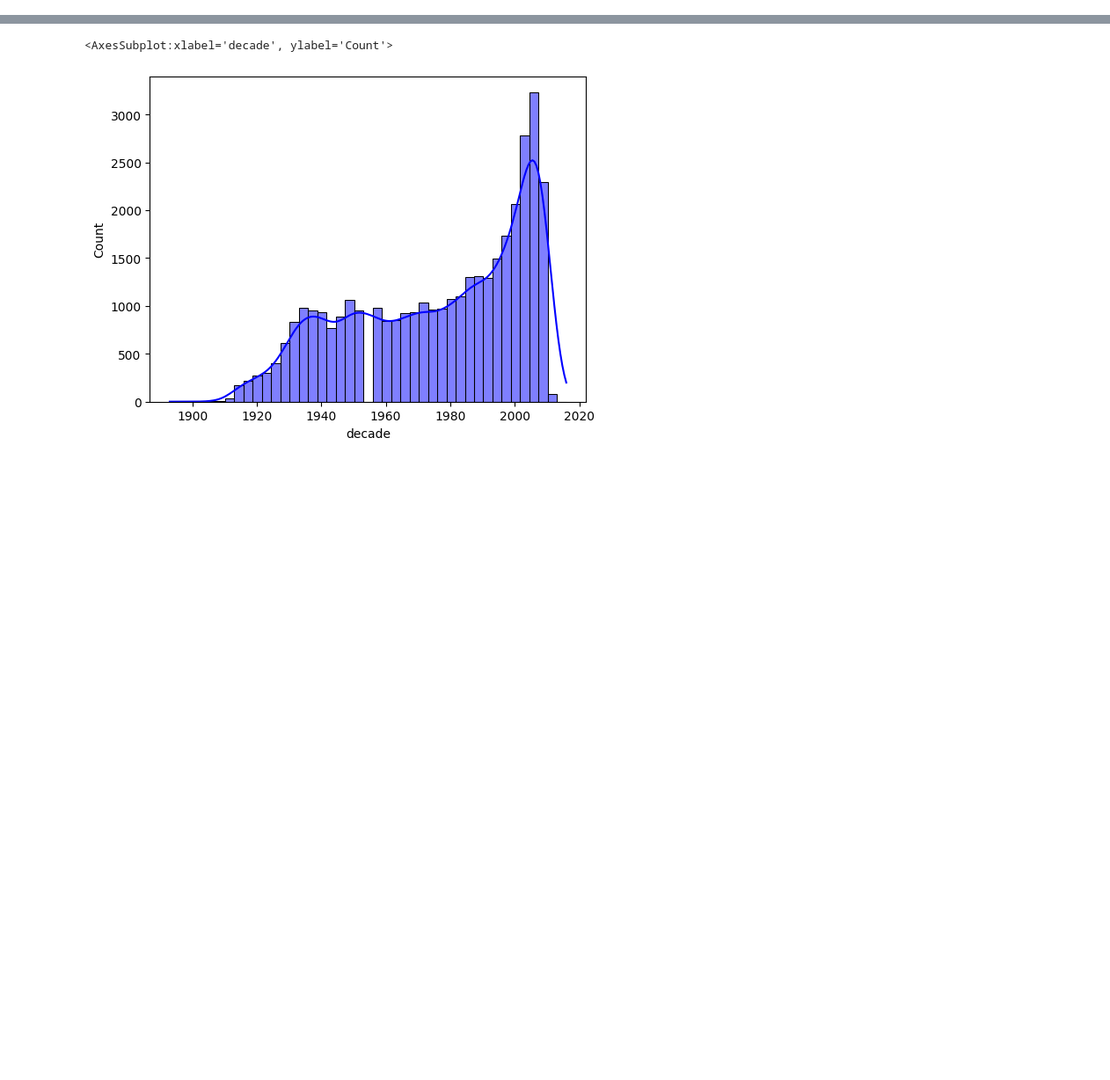
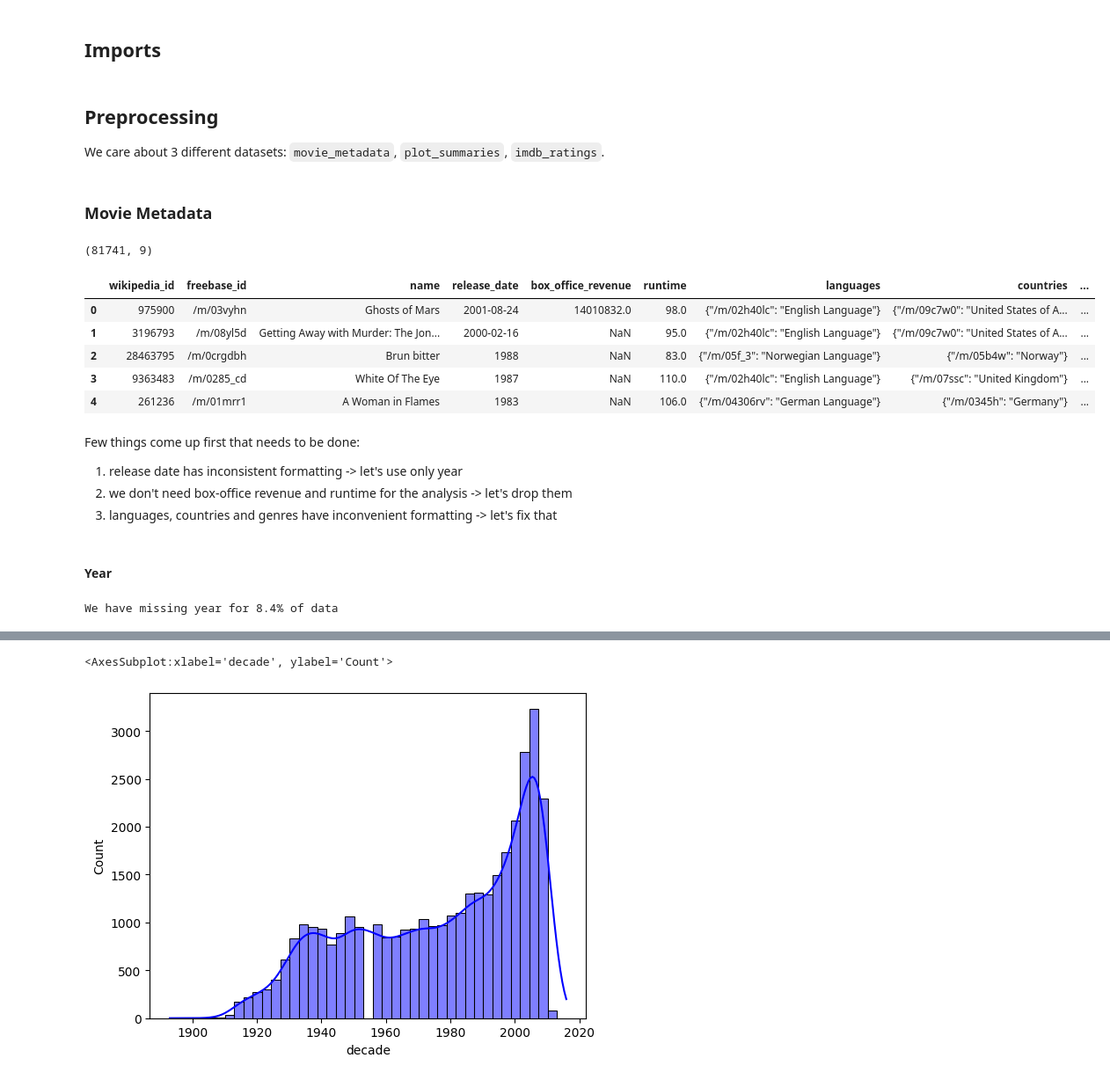
Before and after one commit to epfl-ada/ada-2023-project-adaroundtheworld2023, a Jupyter notebook: notebooks/preprocess.ipynb, the cells around one changed output, grey strips where cells are left out. Shown at 88% size. Saved outputs shown, nothing was run; the diff lists cells and outputs as text; code cells hidden in the pictures; blank space fills up the shorter version.

Commit message:
update preprocess

```diff
--- a/notebooks/preprocess.ipynb
+++ b/notebooks/preprocess.ipynb
@@ -156,0 +6,2 @@ oucentage of empty value in the genres column 2.354387%
+# %% [markdown]
+## Imports
@@ -156,0 +17,33 @@ oucentage of empty value in the genres column 2.354387%
+# %% [markdown]
+## Preprocessing
+
+We care about 3 different datasets: `movie_metadata`, `plot_summaries`, `imdb_ratings`.
+# %% [markdown]
+### Movie Metadata
+# %%
+# specify the column names
+column_names = ['wikipedia_id', 'freebase_id', 'name', 'release_date', 'box_office_revenue', 'runtime', 'languages', 'countries', 'genres']
+movie_metadata_df = pd.read_table('../data/raw/movie.metadata.tsv', names=column_names)
+print(movie_metadata_df.shape)
+movie_metadata_df.head(5)
+# %% [output]
+(81741, 9)
+|  | wikipedia_id | freebase_id | name | release_date | box_office_revenue | runtime | languages | countries | ... |
+| 0 | 975900 | /m/03vyhn | Ghosts of Mars | 2001-08-24 | 14010832.0 | 98.0 | {"/m/02h40lc": "English Language"} | {"/m/09c7w0": "United States of A... | ... |
+| 1 | 3196793 | /m/08yl5d | Getting Away with Murder: The Jon... | 2000-02-16 | NaN | 95.0 | {"/m/02h40lc": "English Language"} | {"/m/09c7w0": "United States of A... | ... |
+| 2 | 28463795 | /m/0crgdbh | Brun bitter | 1988 | NaN | 83.0 | {"/m/05f_3": "Norwegian Language"} | {"/m/05b4w": "Norway"} | ... |
+| 3 | 9363483 | /m/0285_cd | White Of The Eye | 1987 | NaN | 110.0 | {"/m/02h40lc": "English Language"} | {"/m/07ssc": "United Kingdom"} | ... |
+| 4 | 261236 | /m/01mrr1 | A Woman in Flames | 1983 | NaN | 106.0 | {"/m/04306rv": "German Language"} | {"/m/0345h": "Germany"} | ... |
+# %% [markdown]
+Few things come up first that needs to be done:
+1. release date has inconsistent formatting -> let's use only year
+2. we don't need box-office revenue and runtime for the analysis -> let's drop them
+3. languages, countries and genres have inconvenient formatting -> let's fix that
+# %% [markdown]
+#### Year
+# %%
+# let's first check how many missing values do we have in release date
+missing_perc_date = movie_metadata_df.release_date.isna().sum() / movie_metadata_df.shape[0] * 100
+print(f'We have missing year for {round(missing_perc_date, 1)}% of data')
+# %% [output]
+We have missing year for 8.4% of data
```
Also changed, not shown: parts of 44 cells of this notebook, 1 other file.
